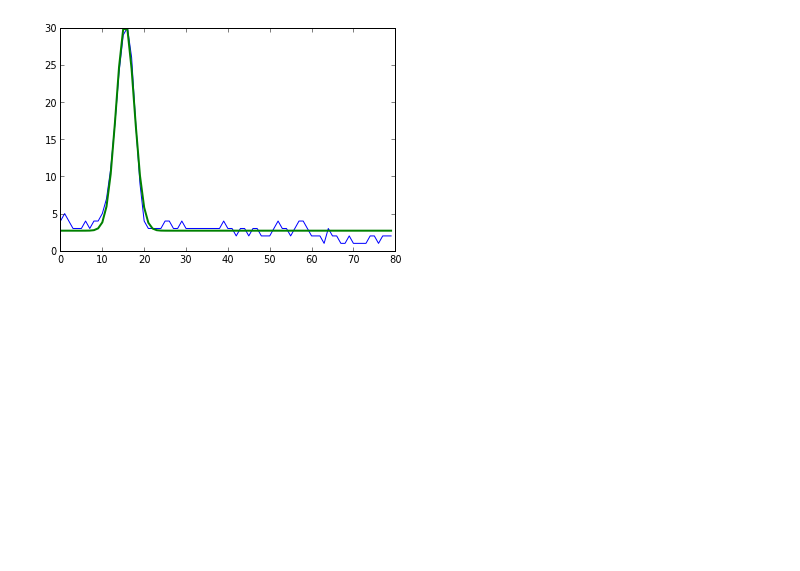
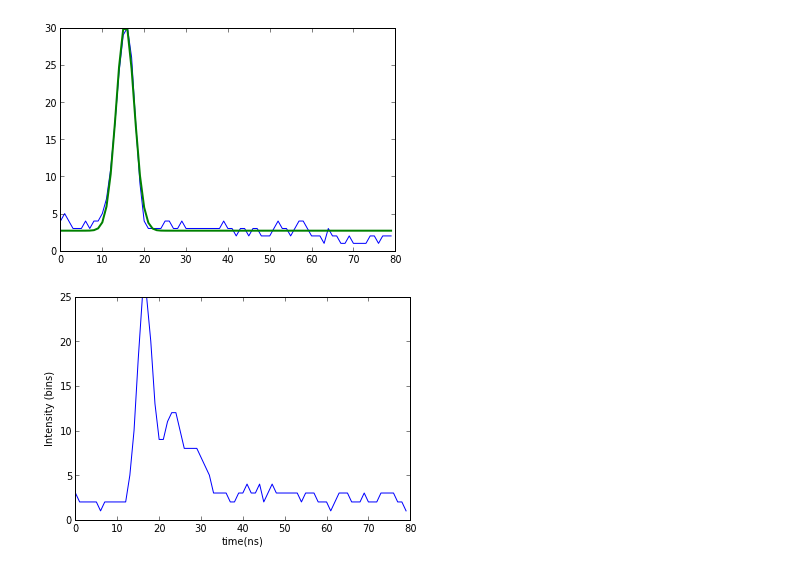
Before and after one commit to mattyuiop/PHYS202-S13, a Jupyter notebook: Week10/LinearRegressionandGenericCurves.ipynb, the cells around one changed output. Cells and saved outputs as stored; diff of their text form; code cells hidden in the pictures; blank space fills up the shorter version.

```diff
--- a/Week10/LinearRegressionandGenericCurves.ipynb
+++ b/Week10/LinearRegressionandGenericCurves.ipynb
@@ -67,3 +67,12 @@ plot(t,model(t,popt[0], popt[1], popt[2], popt[3]), label = 'fit', linewidth = 2
 show()
 # %% [output]
 [figure]
+# %%
+wvfm_2 = load('waveform_2.npy')
+t = np.arange(len(wvfm_2))
+plot(t,wvfm_2)
+xlabel('time(ns)')
+ylabel('Intensity (bins)')
+show()
+# %% [output]
+[figure, added]
```
Also changed, not shown: parts of 4 cells of this notebook, 2 other files.
